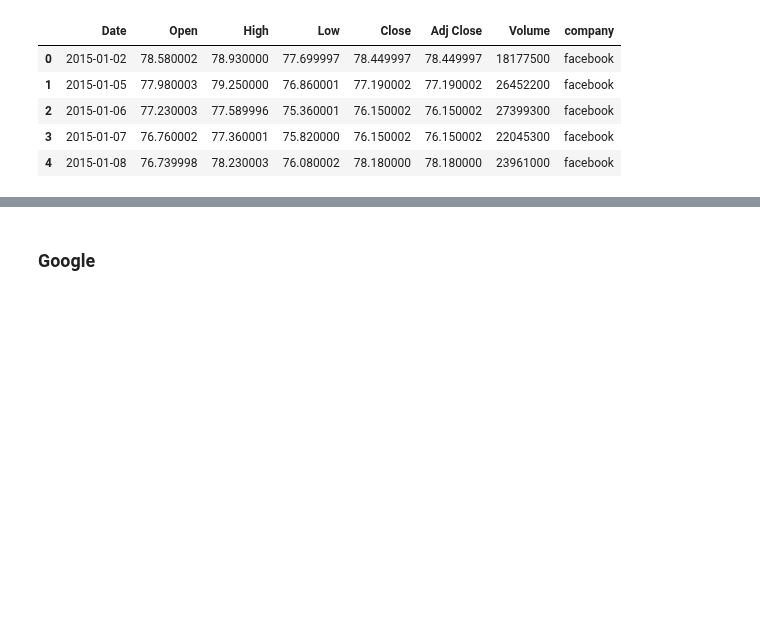
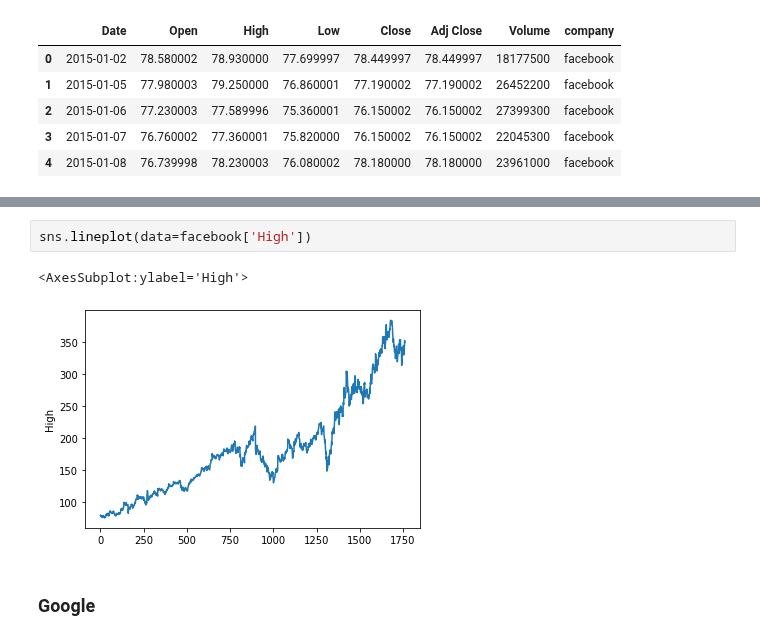
Before and after one commit to chandanabrdwj/100DaysOfML, a Jupyter notebook: historical-stock-prices-of-faang.ipynb, the cells around one changed output, grey strips where cells are left out. Cells and saved outputs as stored; diff of their text form; blank space fills up the shorter version.

```diff
--- a/historical-stock-prices-of-faang.ipynb
+++ b/historical-stock-prices-of-faang.ipynb
@@ -169,6 +185,11 @@ facebook.describe().T
 | Close | 1761.0 | 1.814769e+02 | 7.514346e+01 | 7.405000e+01 | 1.234100e+02 | 1.714700e+02 | 2.108500e+02 | 3.821800e+02 |
 | Adj Close | 1761.0 | 1.814769e+02 | 7.514346e+01 | 7.405000e+01 | 1.234100e+02 | 1.714700e+02 | 2.108500e+02 | 3.821800e+02 |
 | Volume | 1761.0 | 2.206907e+07 | 1.292301e+07 | 5.913100e+06 | 1.437970e+07 | 1.887410e+07 | 2.521830e+07 | 1.698037e+08 |
+# %%
+sns.lineplot(data=facebook['High'])
+# %% [output]
+<AxesSubplot:ylabel='High'>
+[figure, added]
 # %% [markdown]
 ### Google
 # %%
```
Also changed, not shown: parts of 10 cells of this notebook.
